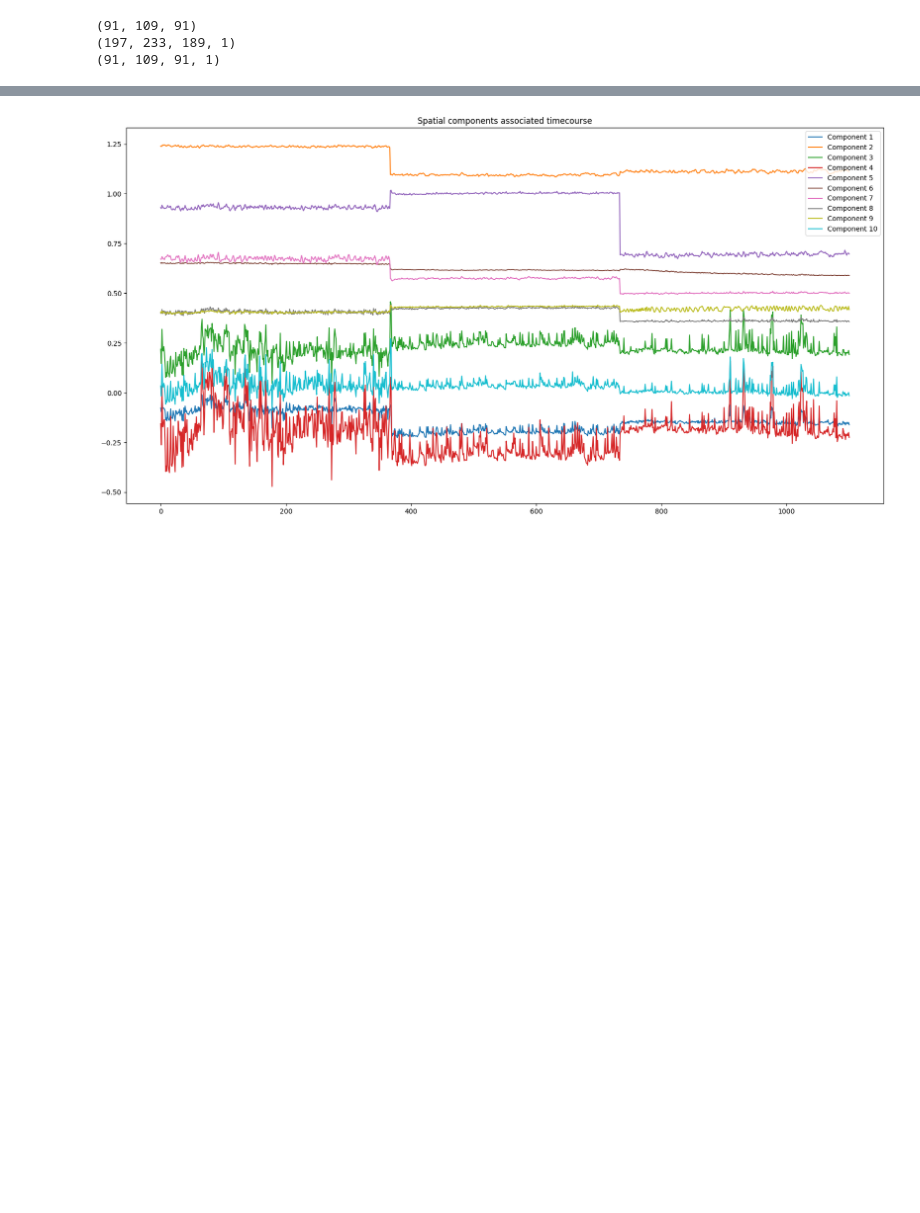
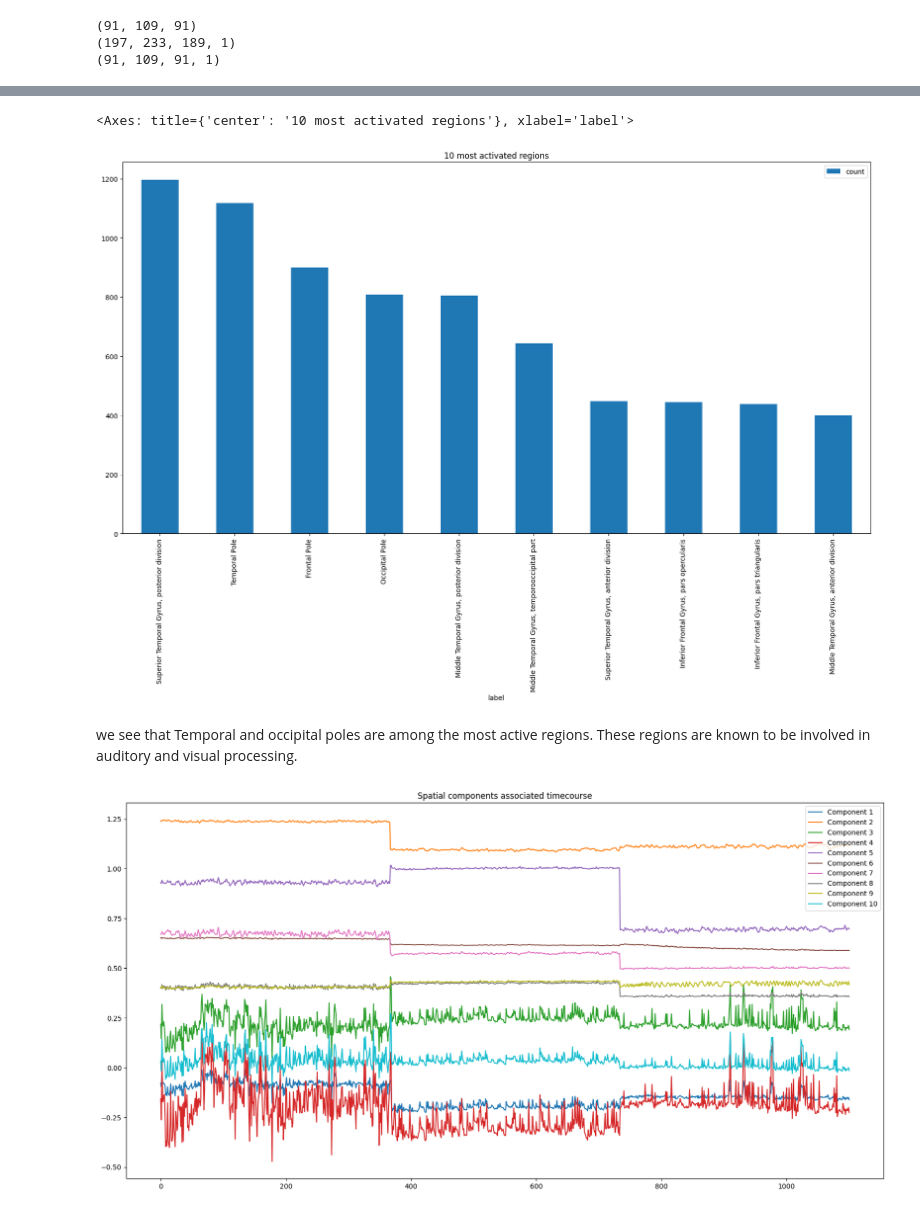
Before and after one commit to Neiizo/NSSP_421_Group_M, a Jupyter notebook: Project2/MiniProject2.ipynb, the cells around one changed output, grey strips where cells are left out. Saved outputs shown, nothing was run; the diff lists cells and outputs as text; code cells hidden in the pictures; blank space fills up the shorter version.

```diff
--- a/Project2/MiniProject2.ipynb
+++ b/Project2/MiniProject2.ipynb
@@ -436,3 +432,36 @@ print(comp5_bg_masked_resampled.shape)
+# %%
+# reduce data_tmp to 1D
+data_tmp_1D = data_tmp.reshape(-1)
+
+# print the different values in data_tmp_1D
+labels = np.unique(data_tmp_1D)
+
+# create a dataframe with labels as index and a column 'count' with the number of occurances of each label
+df = pd.DataFrame(index=labels, columns=['count'])
+# fill the dataframe with the number of occurences of each label
+for label in labels:
+    df.loc[label, 'count'] = np.sum(data_tmp_1D == label)
+
+# create a dictionnary with the atlas labels and as keys their corresponding index in the atlas labels array
+dict_labels = {}
+for i in range(len(atlas.labels)):
+    dict_labels[i] = atlas.labels[i]
+
+df['label'] = df.index.map(dict_labels)
+
+# sort the dataframe by the number of occurences of each label
+df = df.sort_values(by='count', ascending=False)
+
+# discard the first row, which is the background
+df = df.iloc[1:]
+
+# plot the 10 most activated regions in a bar plot
+df.head(10).plot.bar(x='label', y='count', figsize=(20, 10), title='10 most activated regions')
+# %% [output]
+<Axes: title={'center': '10 most activated regions'}, xlabel='label'>
+[figure, added]
+# %% [markdown]
+we see that Temporal and occipital poles are among the most active regions. These regions are known to be involved in auditory and visual processing.
 # %%
 nb_comp_timecourse = 10
 
```
Also changed, not shown: parts of 15 cells of this notebook.
